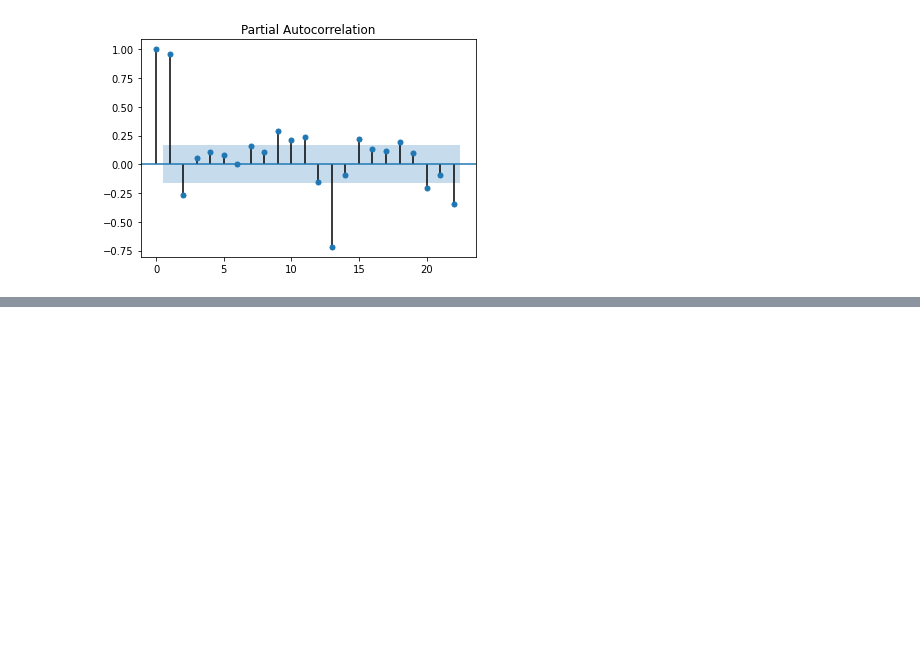
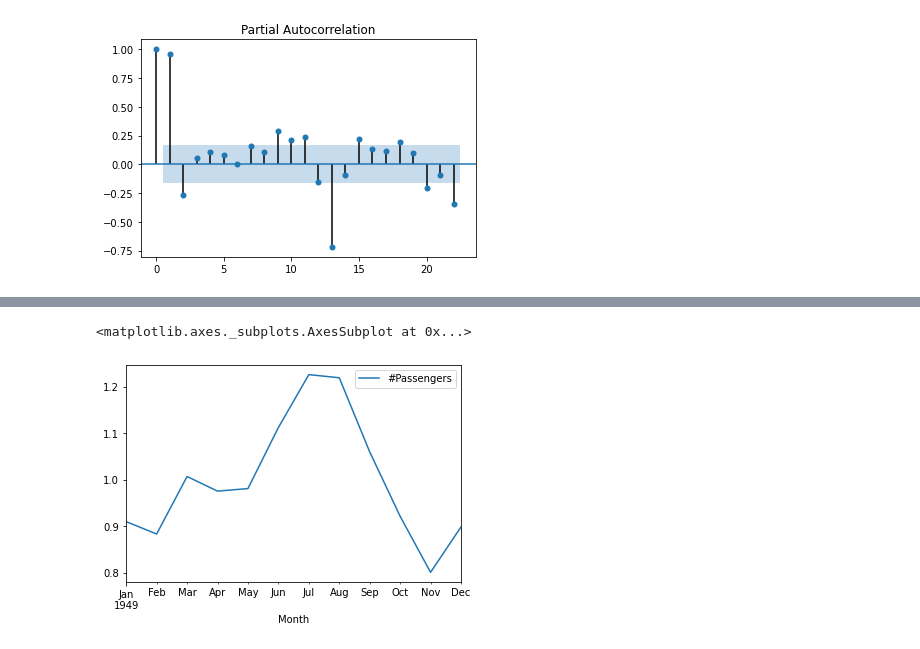
Before and after one commit to GuilhermeRuy97/BootcampDataScience, a Jupyter notebook: Analise_e_previsao_de_Series_Temporais.ipynb, the cells around one changed output, grey strips where cells are left out. Saved outputs shown, nothing was run; the diff lists cells and outputs as text; code cells hidden in the pictures; blank space fills up the shorter version.

```diff
--- a/Analise_e_previsao_de_Series_Temporais.ipynb
+++ b/Analise_e_previsao_de_Series_Temporais.ipynb
@@ -479,0 +555,7 @@ plot_pacf(dados_passageiros["#Passengers"]);
+# %%
+#Fazendo um slice para fazer para 12 meses
+
+decomposicao_p.seasonal[:12].plot()
+# %% [output]
+<matplotlib.axes._subplots.AxesSubplot at 0x...>
+[figure, added]
```
Also changed, not shown: parts of 15 cells of this notebook.
